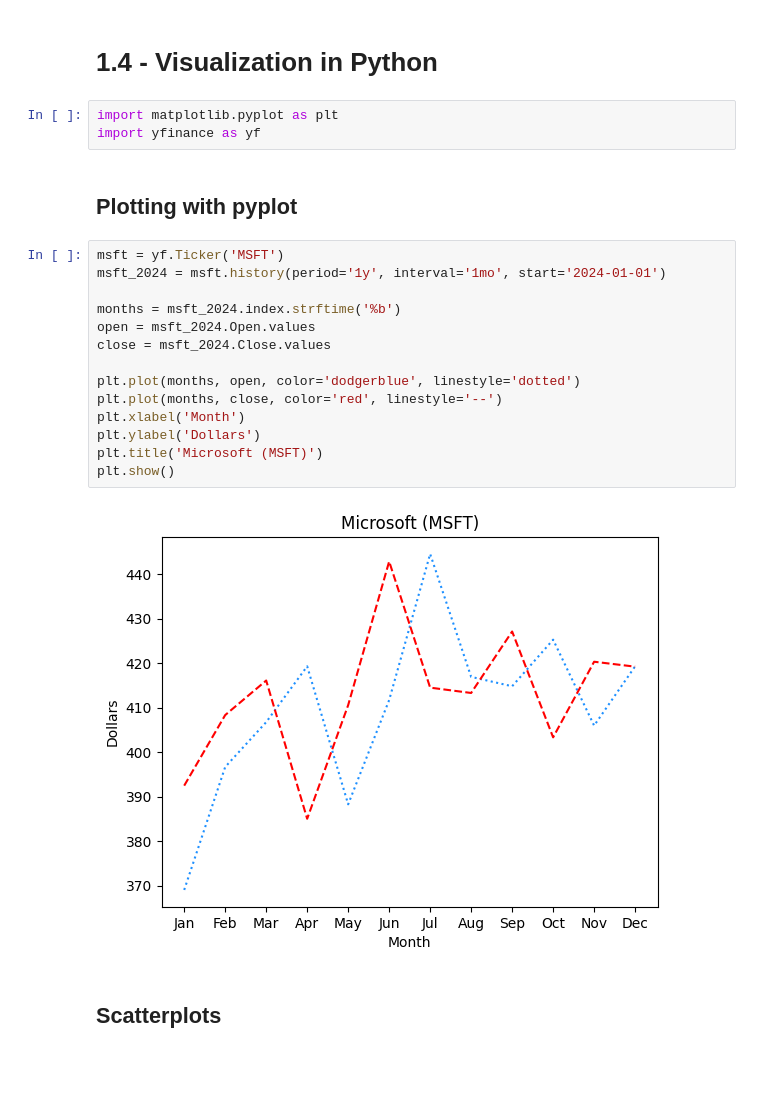
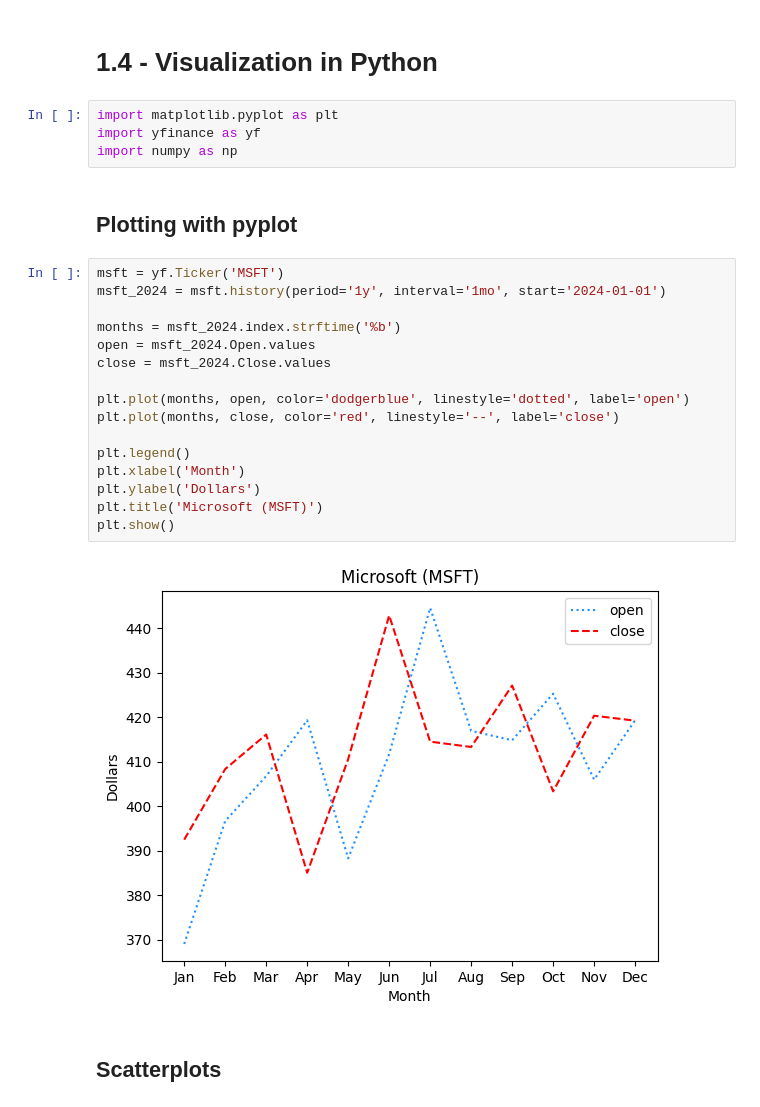
Before and after one commit to PaulToronto/DataCamp---Finance-Fundamentals-in-Python, a Jupyter notebook: 1_4_Visualization_in_Python.ipynb, the cells around one changed output. Saved outputs shown, nothing was run; the diff lists cells and outputs as text; blank space fills up the shorter version.

```diff
--- a/1_4_Visualization_in_Python.ipynb
+++ b/1_4_Visualization_in_Python.ipynb
@@ -5,24 +5,27 @@
 # %%
 import matplotlib.pyplot as plt
 import yfinance as yf
+import numpy as np
 # %% [markdown]
 ## Plotting with pyplot
 # %%
 msft = yf.Ticker('MSFT')
 msft_2024 = msft.history(period='1y', interval='1mo', start='2024-01-01')
 
 months = msft_2024.index.strftime('%b')
 open = msft_2024.Open.values
 close = msft_2024.Close.values
 
-plt.plot(months, open, color='dodgerblue', linestyle='dotted')
-plt.plot(months, close, color='red', linestyle='--')
+plt.plot(months, open, color='dodgerblue', linestyle='dotted', label='open')
+plt.plot(months, close, color='red', linestyle='--', label='close')
+
+plt.legend()
 plt.xlabel('Month')
 plt.ylabel('Dollars')
 plt.title('Microsoft (MSFT)')
 plt.show()
 # %% [output]
-[figure, old version]
+[figure, new version]
 # %% [markdown]
 ## Scatterplots
 # %%
```
Also changed, not shown: parts of 9 cells of this notebook.
